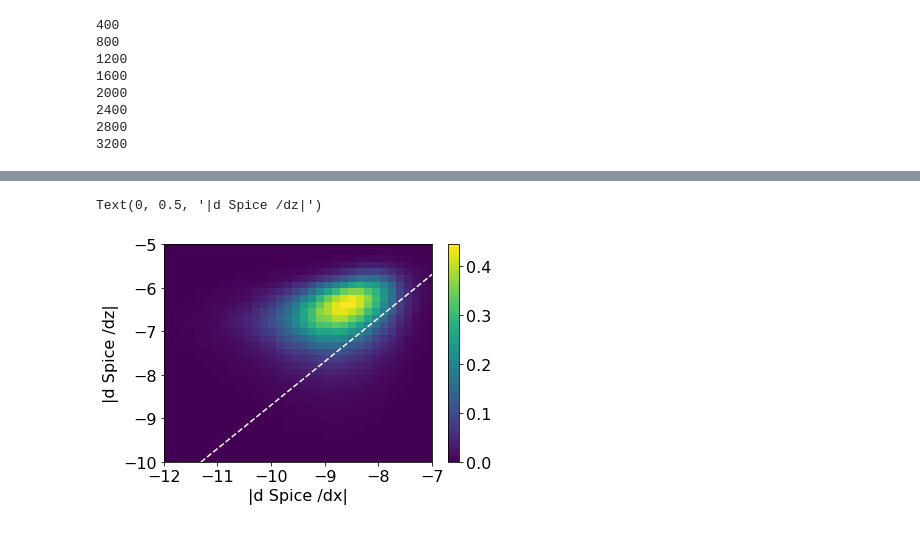
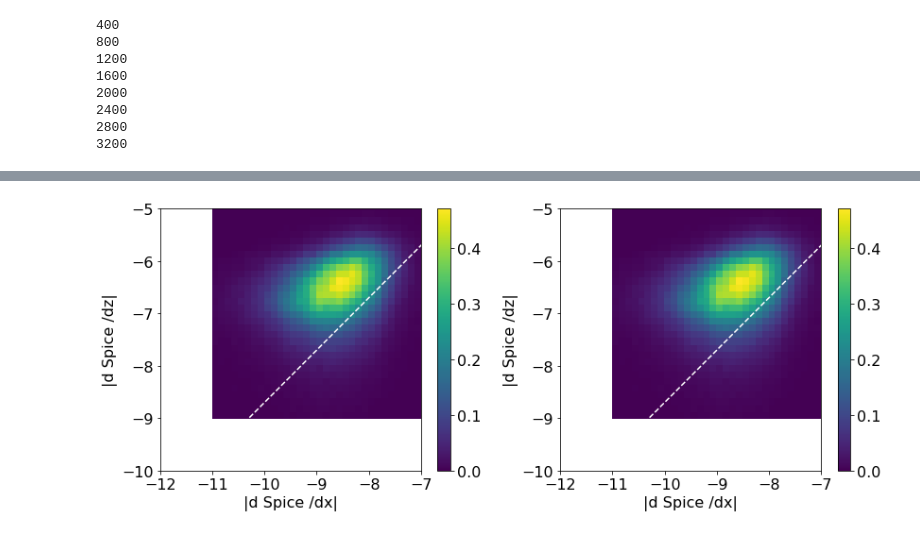
Before and after one commit to dhruvbalwada/sogos, a Jupyter notebook: notebooks/notebooks_variability_paper/2D_spice_slopes.ipynb, the cells around one changed output, grey strips where cells are left out. Drawn from its saved outputs; the diff is of its cells as text; code cells hidden in the pictures.

Commit message:
spice slopes

```diff
--- a/notebooks/notebooks_variability_paper/2D_spice_slopes.ipynb
+++ b/notebooks/notebooks_variability_paper/2D_spice_slopes.ipynb
@@ -103,0 +115,7 @@ Data variables:
+# %%
+g = 9.81
+rho0 = 1000
+b = - ds_660_rho_dist.rho_grid * g /rho0
+# %%
+f = 2*2*np.pi/24/3600*np.sin(55 * np.pi/180)
+f
@@ -103,0 +124,3 @@ Data variables:
+# %%
+N2_659 = -b.diff('rho_grid')/ ds_659_rho_dist.ctd_pressure.diff('rho_grid')
+N2_660 = -b.diff('rho_grid')/ ds_660_rho_dist.ctd_pressure.diff('rho_grid')
@@ -166,3 +258,6 @@ Coordinates:
 # %%
-dSdx = np.abs(spice_on_Pmean_660.diff('distance')/ spice_on_Pmean_660.distance.diff('distance'))
-dSdz = np.abs(spice_on_Pmean_660.diff('Pmean')/ spice_on_Pmean_660.Pmean.diff('Pmean'))
+dSdx_659 = np.abs(spice_on_Pmean_659.diff('distance')/ spice_on_Pmean_659.distance.diff('distance'))
+dSdz_659 = np.abs(spice_on_Pmean_659.diff('Pmean')/ spice_on_Pmean_659.Pmean.diff('Pmean'))
+
+dSdx_660 = np.abs(spice_on_Pmean_660.diff('distance')/ spice_on_Pmean_660.distance.diff('distance'))
+dSdz_660 = np.abs(spice_on_Pmean_660.diff('Pmean')/ spice_on_Pmean_660.Pmean.diff('Pmean'))
@@ -216,17 +282,35 @@ np.log10(dSdz).sel(Pmean=400, method='nearest').plot.hist()
 # %%
-H , xedges, yedges = np.histogram2d(np.log10(dSdx[:-1,:].values.reshape(-1)), np.log10(dSdz[:, :-1].values.reshape(-1)),
-           bins=[np.linspace(-12, -6, 41), np.linspace(-10, -4, 40)], density=True   );
+plt.figure(figsize=(12, 5))
+plt.subplot(121)
+H_659 , xedges, yedges = np.histogram2d(np.log10(dSdx_659[:-1,:].sel(Pmean=slice(200, 750)).values.reshape(-1)), np.log10(dSdz_659[:, :-1].sel(Pmean=slice(200, 750)).values.reshape(-1)),
+           bins=[np.linspace(-11, -6, 41), np.linspace(-9, -4, 40)], density=True   );
 
-plt.pcolormesh(xedges[:-1], yedges[:-1], H.T)
+plt.pcolormesh(xedges[:-1], yedges[:-1], H_659.T)
 
 plt.plot(xedges, xedges + np.log10(20),'--', color='w')
 
 plt.colorbar()
 
 plt.axis([-12, -7, -10, -5])
 
 plt.xlabel('|d Spice /dx|')
 plt.ylabel('|d Spice /dz|')
+
+plt.subplot(122)
+H_660 , xedges, yedges = np.histogram2d(np.log10(dSdx_659[:-1,:].sel(Pmean=slice(200, 750)).values.reshape(-1)), np.log10(dSdz_659[:, :-1].sel(Pmean=slice(200, 750)).values.reshape(-1)),
+           bins=[np.linspace(-11, -6, 41), np.linspace(-9, -4, 40)], density=True   );
+
+plt.pcolormesh(xedges[:-1], yedges[:-1], H_660.T)
+
+plt.plot(xedges, xedges + np.log10(20),'--', color='w')
+
+plt.colorbar()
+
+plt.axis([-12, -7, -10, -5])
+
+plt.xlabel('|d Spice /dx|')
+plt.ylabel('|d Spice /dz|')
+
+plt.tight_layout()
 # %% [output]
-Text(0, 0.5, '|d Spice /dz|')
-[figure, old version]
+[figure, new version]
```
Also changed, not shown: parts of 27 cells of this notebook, 1 other file.
